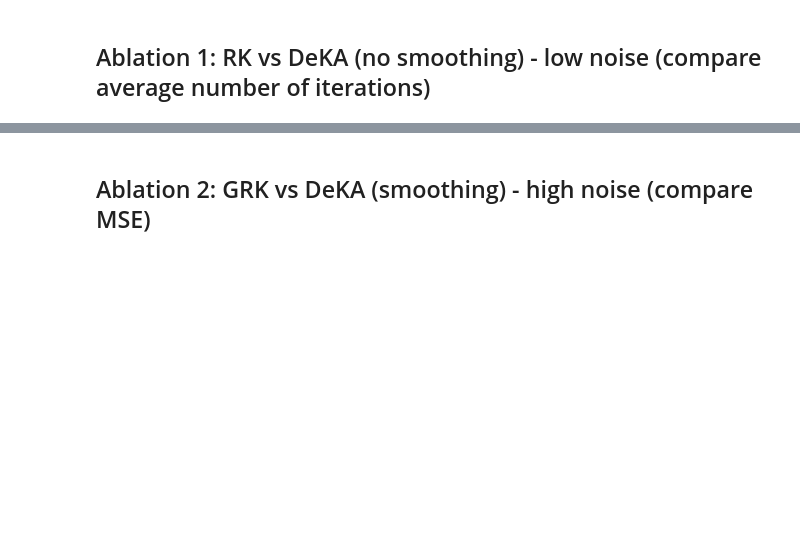
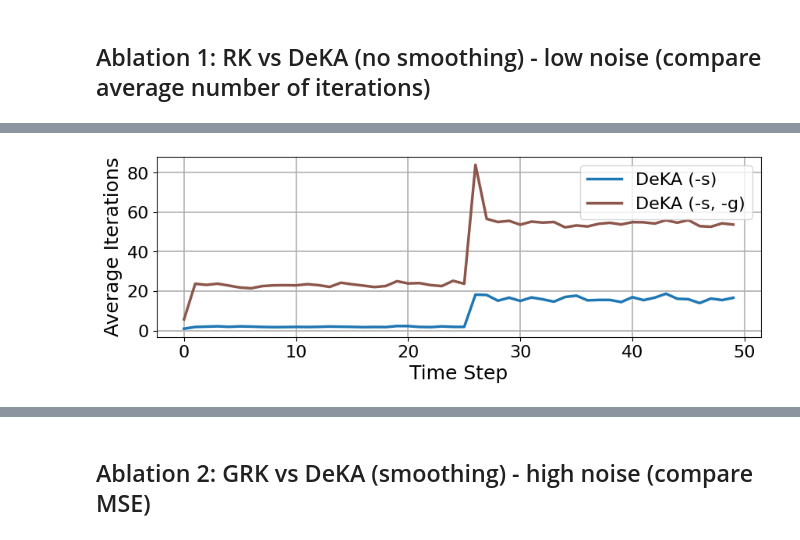
Before and after one commit to ChrisSha0104/Online-Parameter-Estimation-Using-the-Kaczmarz-Method, a Jupyter notebook: python/random_systems.ipynb, the cells around one changed output, grey strips where cells are left out. Saved outputs shown, nothing was run; the diff lists cells and outputs as text; code cells hidden in the pictures; blank space fills up the shorter version.

```diff
--- a/python/random_systems.ipynb
+++ b/python/random_systems.ipynb
@@ -175,7 +169,5 @@ gt: 0
 # %%
 fig, ax = plt.subplots(figsize=(10, 3))
-
-names = {"deka": "DeKA", "rk": "RK"}
 
 for name, it in iters.items():
     ax.plot(it, label=names[name], color=colors[name])
@@ -448,3 +255,31 @@ KeyboardInterrupt:
+# %%
+fig, ax = plt.subplots(figsize=(10, 3))
+timesteps = np.arange(nsim)
+
+for key, it in avg_iter_counts.items():
+    short_key = 'deka' if 'deka' in key else key
+
+    # Compute standard deviation for shading
+    std_vals = np.std(iteration_counts[key], axis=1)
+    lower_bound = np.maximum(0, it - std_vals)  # Ensure lower bound is ≥ 0
+    upper_bound = it + std_vals
+
+    # Plot mean with thicker lines
+    ax.plot(timesteps, it, label=names[short_key], color=colors[short_key], linewidth=2.5)
+    # ax.fill_between(timesteps, lower_bound, upper_bound, color=colors[short_key], alpha=0.3)
+
+# Larger labels and legend
+ax.set_xlabel("Time Step", fontsize=18)
+ax.set_ylabel("Average Iterations", fontsize=18)
+ax.legend(fontsize=16)
+ax.grid(True, linewidth=1.2)  # More visible gridlines
+
+# Increase tick size
+ax.tick_params(axis='both', which='major', labelsize=16)
+
+plt.show()
+# %% [output]
+[figure, added]
 # %%
 print("Parameter tracking MSE averages")
 for name, vals in mse.items():
```
Also changed, not shown: parts of 10 cells of this notebook.
